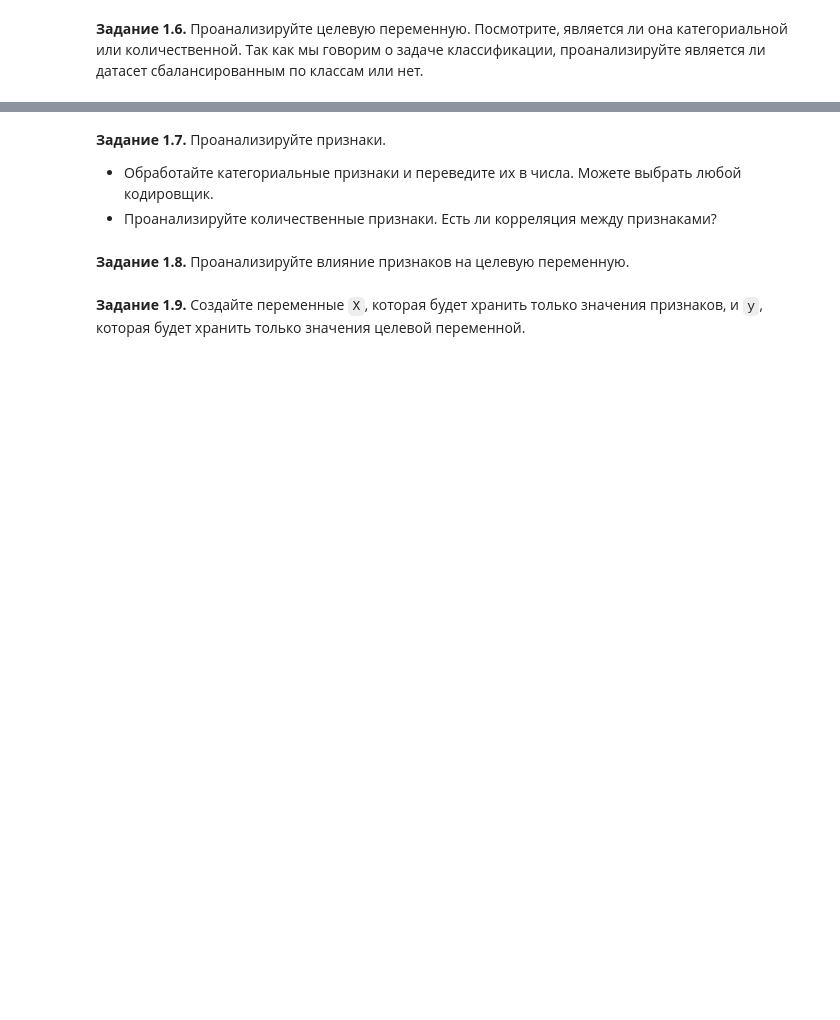
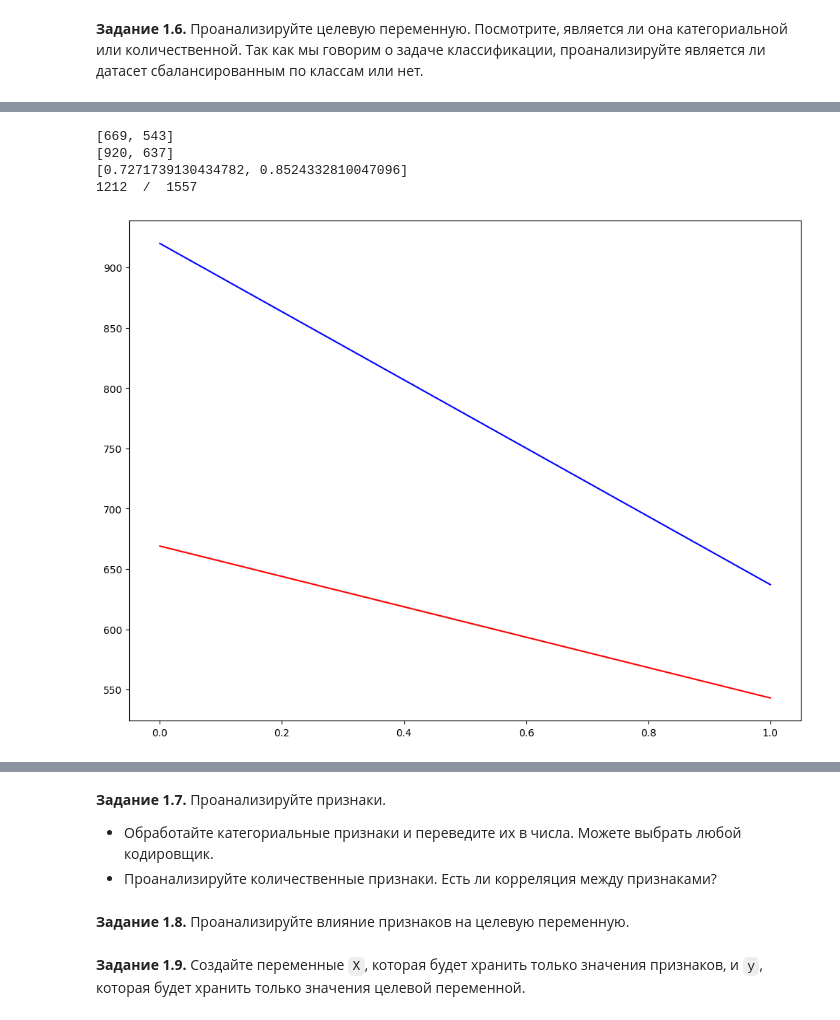
Before and after one commit to Prototype721/MFTI_course, a Jupyter notebook: week_01_ml_intro/Homework/hw_1_game_of_thrones.ipynb, the cells around one changed output, grey strips where cells are left out. Cells and saved outputs as stored; diff of their text form; code cells hidden in the pictures; blank space fills up the shorter version.

```diff
--- a/week_01_ml_intro/Homework/hw_1_game_of_thrones.ipynb
+++ b/week_01_ml_intro/Homework/hw_1_game_of_thrones.ipynb
@@ -227,0 +305,8 @@ data.drop(columns=[...], inplace = True)
+# %%
+analyse_feature('male')
+# %% [output]
+[669, 543]
+[920, 637]
+[0.7271739130434782, 0.8524332810047096]
+1212  /  1557
+[figure, added]
```
Also changed, not shown: parts of 21 cells of this notebook.
